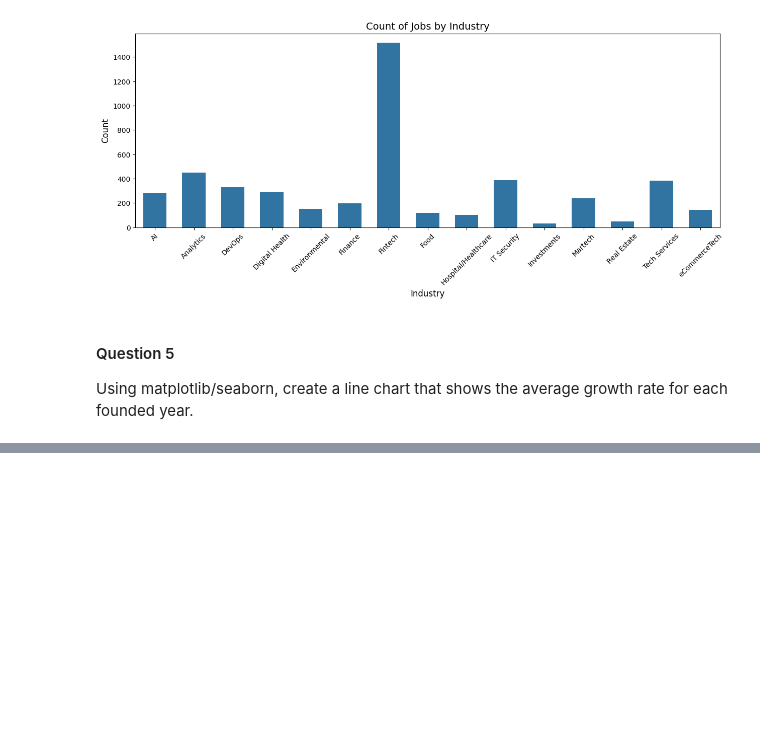
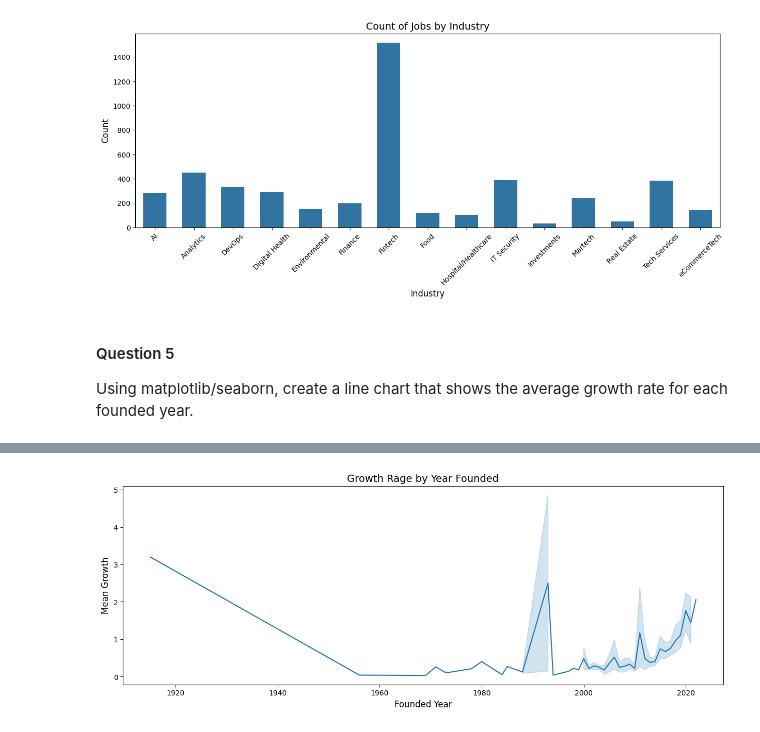
Before and after one commit to casecn/CC-TEDA1041_Assignments, a Jupyter notebook: CC_TEDA_1040_Module_2_Practice.ipynb, the cells around one changed output, grey strips where cells are left out. Drawn from its saved outputs; the diff is of its cells as text; code cells hidden in the pictures; blank space fills up the shorter version.

```diff
--- a/CC_TEDA_1040_Module_2_Practice.ipynb
+++ b/CC_TEDA_1040_Module_2_Practice.ipynb
@@ -141,3 +121,7 @@ plt.show()
 # %% [markdown]
 #### Question 5
 Using matplotlib/seaborn, create a line chart that shows the average growth rate for each founded year.
+# %%
+#df['founded'] = df['founded'].fillna(0).astype(int)
+df['founded'] = df['founded'].astype('Int64')
+df.head()
@@ -143,0 +145,10 @@ Using matplotlib/seaborn, create a line chart that shows the average growth rate
+# %%
+plt.figure(figsize=(15, 5))
+line_chart = sns.lineplot(data=df, x="founded", y="growth_percentage")
+#count_plot.tick_params(axis='x', rotation=45)
+line_chart.set_title("Growth Rage by Year Founded", fontsize=14)
+line_chart.set_xlabel('Founded Year', fontsize=12)
+line_chart.set_ylabel('Mean Growth', fontsize=12)
+plt.show()
+# %% [output]
+[figure, added]
```
Also changed, not shown: parts of 8 cells of this notebook.
